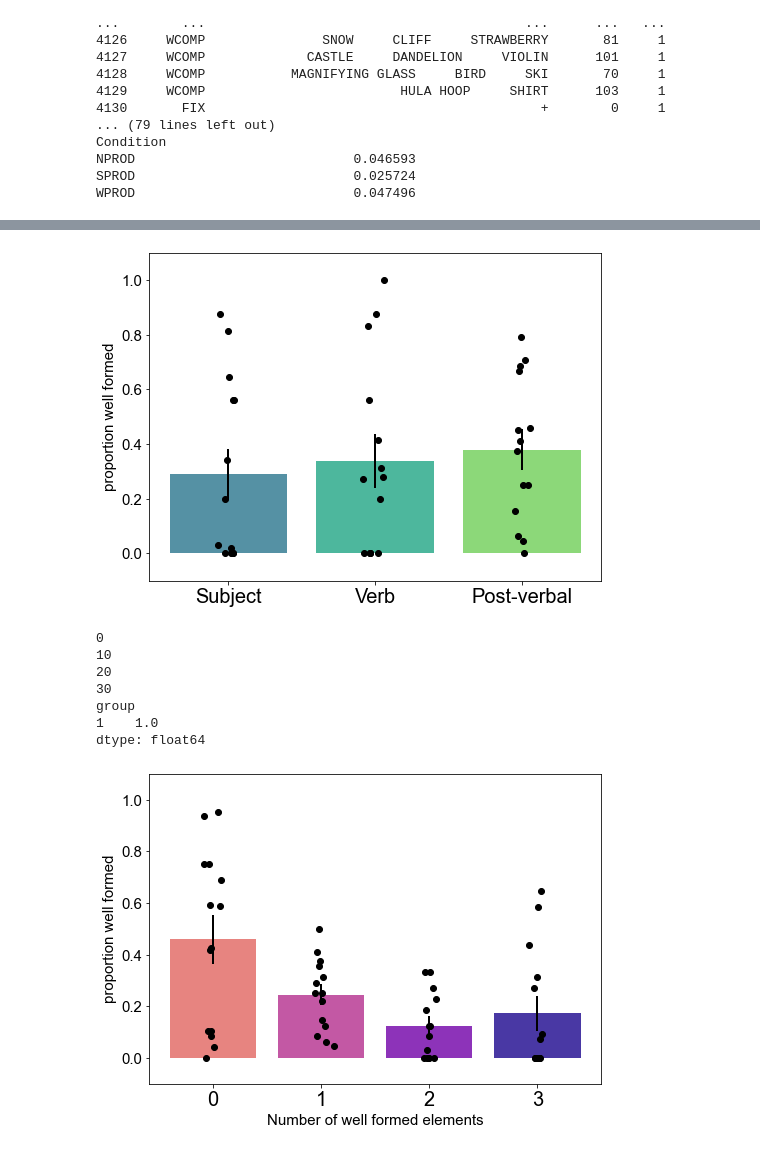
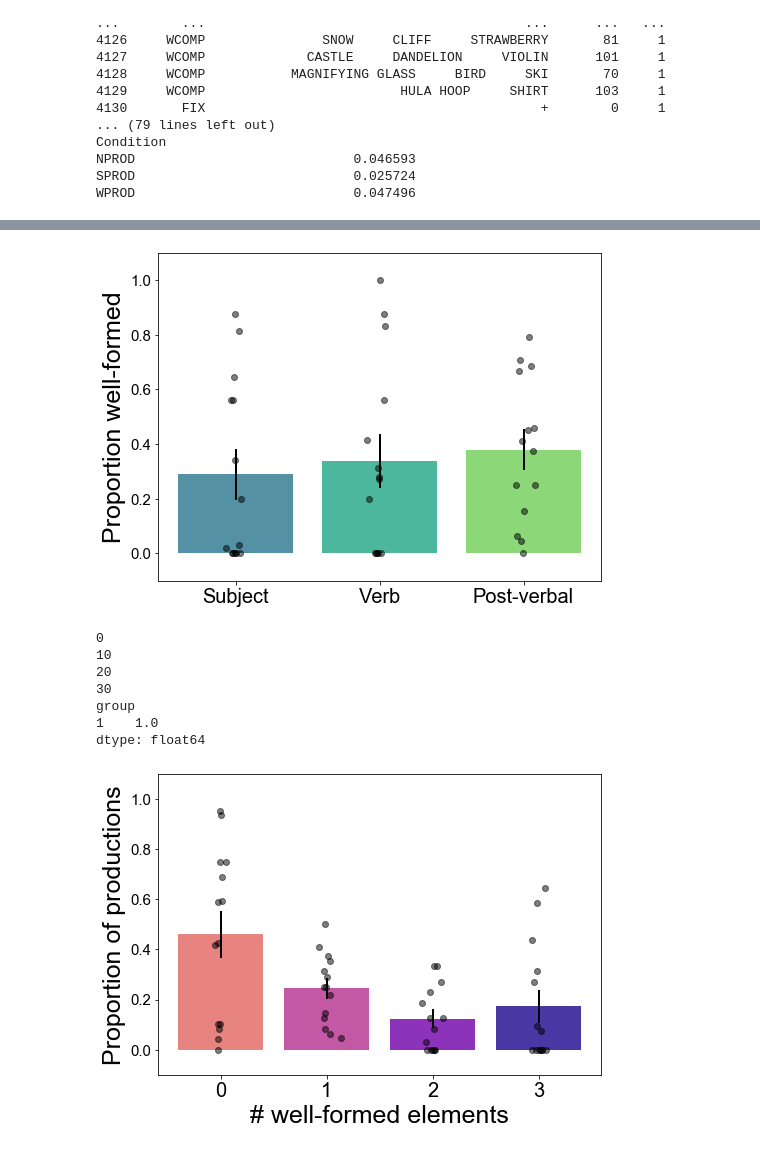
Before and after one commit to jennhu/LanguageProduction, a Jupyter notebook: figures/code/production_typing_response_figures.ipynb, the cells around one changed output, grey strips where cells are left out. Cells and saved outputs as stored; diff of their text form; code cells hidden in the pictures.

```diff
--- a/figures/code/production_typing_response_figures.ipynb
+++ b/figures/code/production_typing_response_figures.ipynb
@@ -106,11 +106,11 @@ capsize = 1
 
 SMALL_SIZE = 15
 MEDIUM_SIZE = 20
-BIGGER_SIZE = 30
+BIGGER_SIZE = 25
 
 plt.rc('font', size=MEDIUM_SIZE)          # controls default text sizes
 plt.rc('axes', titlesize=SMALL_SIZE)     # fontsize of the axes title
-plt.rc('axes', labelsize=SMALL_SIZE)    # fontsize of the x and y labels
+plt.rc('axes', labelsize=BIGGER_SIZE)    # fontsize of the x and y labels
 plt.rc('xtick', labelsize=MEDIUM_SIZE)    # fontsize of the tick labels
 plt.rc('ytick', labelsize=SMALL_SIZE)    # fontsize of the tick labels
 plt.rc('legend', fontsize=MEDIUM_SIZE)    # legend fontsize
@@ -226,10 +226,11 @@ for ind, target in enumerate(targets):
     ax.scatter(x = jitter([ind for x in subjects]),
                y = indiv_points[ind],
                color = 'black',
+               alpha = 0.5,
                zorder = 2)
 
 ax.set(title="",
-       ylabel='proportion well formed',
+       ylabel='Proportion well-formed',
        xticks = [0,1,2],
        xticklabels= ['Subject','Verb','Post-verbal'],
        ylim = (-0.1,1.1))
@@ -237,7 +238,7 @@ ax.set(title="",
 #save plot
 plt.savefig("../figures/typing_output_SProd_S_V_PV_well_formedness.tiff")
 # %% [output]
-[figure, old version]
+[figure, new version]
 # %%
 #for the proportion well formed productions, can we plot things in yet another way:
 #can we plot proportions of utterances that i) have no well-formed elements,
@@ -264,33 +265,34 @@ for ind, target in enumerate(targets):
     print(ind*10)
     ax.bar(x = ind,
            height = means[ind],
            yerr=stderrs[ind],
            alpha = 0.8,
            error_kw={'linewidth':linewidth, 'capsize':capsize, 'capthick':linewidth},
            color = my_cmap.colors[(ind+color_starting_point)*multiplier_btwn_colors]
           )
     ax.scatter(x = jitter([ind for x in subjects]),
                y = indiv_points[ind],
                color = 'black',
+               alpha = 0.5,
                zorder = 2)
 
 ax.set(title="",
-       ylabel='proportion well formed',
-       xlabel = 'Number of well formed elements',
+       ylabel='Proportion of productions',
+       xlabel = '# well-formed elements',
        xticks = [0,1,2,3],
        xticklabels= ['0','1','2','3'],
        ylim = (-0.1,1.1))
 
 #save plot
 plt.savefig("../figures/typing_output_SProd_num_elements_well_formed.tiff")
 
 print(sum(means))
 # %% [output]
 0
 10
 20
 30
 group
 1    1.0
 dtype: float64
-[figure, old version]
+[figure, new version]
```
Also changed, not shown: parts of 1 cell of this notebook, 3 other files.
